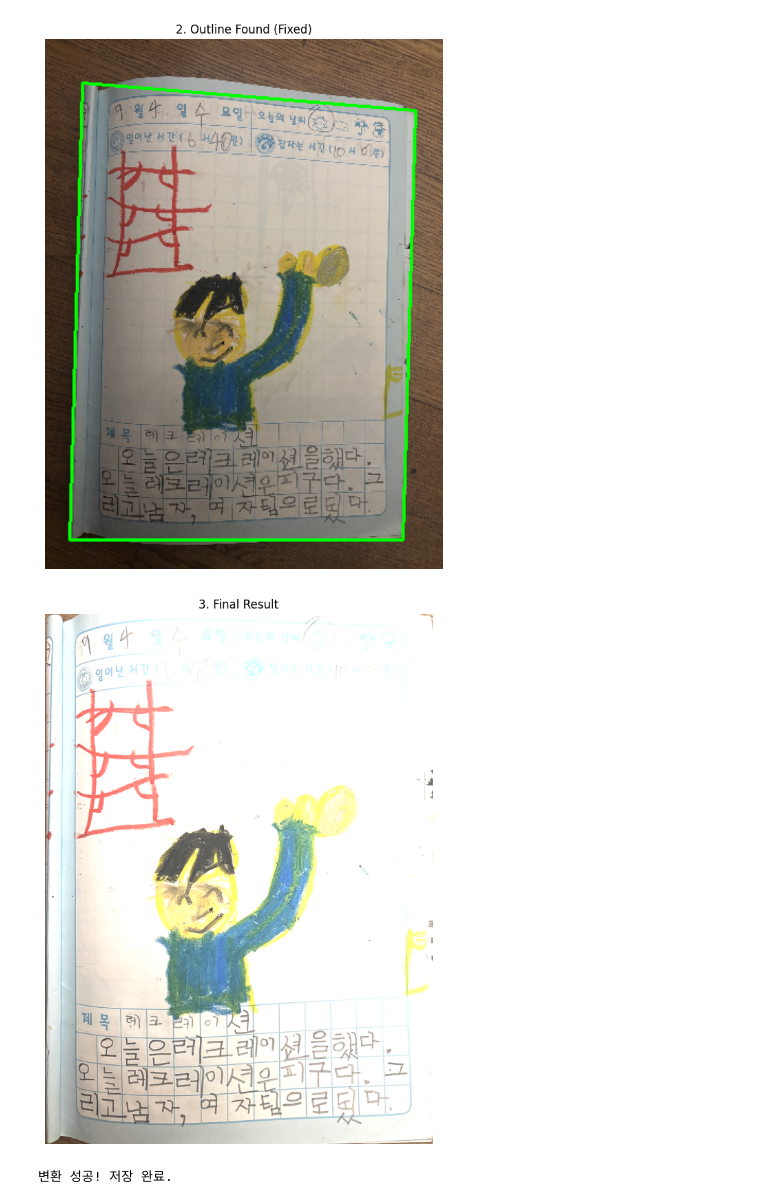
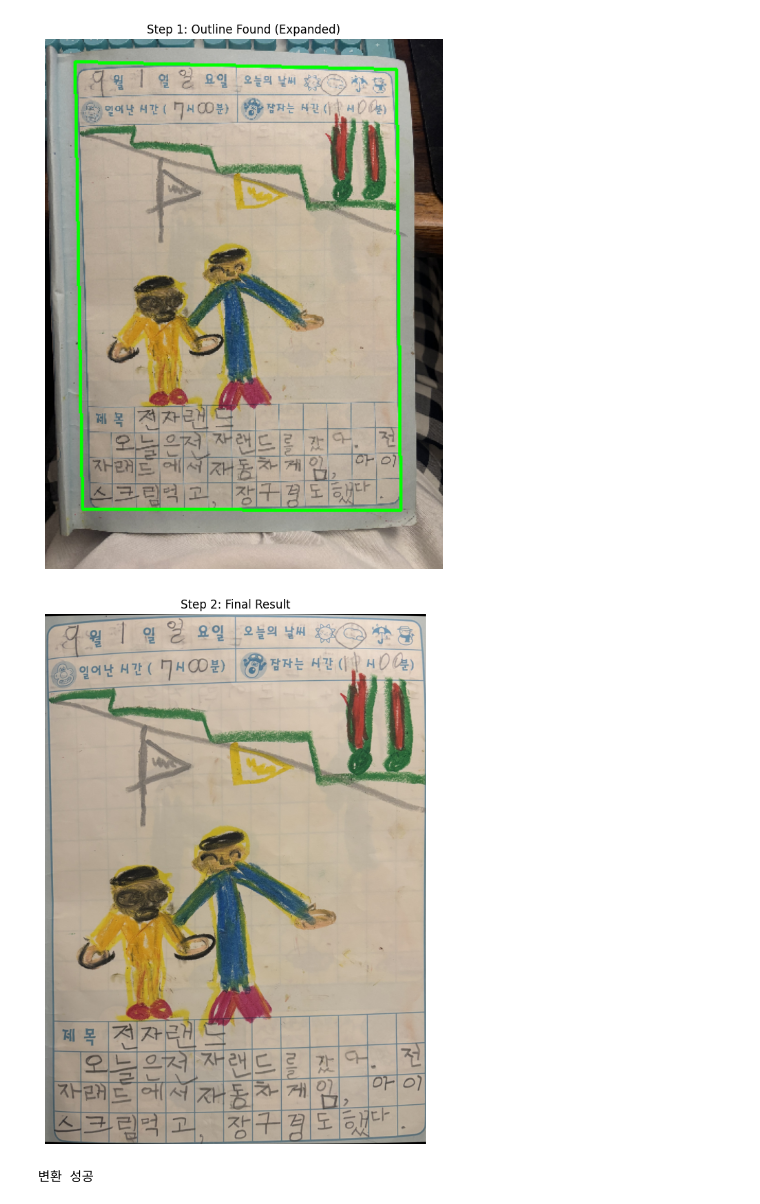
Before and after one commit to Oneness-TheOne/AiMind-AiModels, a Jupyter notebook: cleanOCR.ipynb, the cells around one changed output. Cells and saved outputs as stored; diff of their text form; code cells hidden in the pictures.

```diff
--- a/cleanOCR.ipynb
+++ b/cleanOCR.ipynb
@@ -35,14 +35,42 @@ def four_point_transform(image, pts):
     M = cv2.getPerspectiveTransform(rect, dst)
     return cv2.warpPerspective(image, M, (maxWidth, maxHeight))
 
-def scan_effect_color(img):
-    img_blur = cv2.GaussianBlur(img, (3,3), 0)
-    enhanced = cv2.convertScaleAbs(img_blur, alpha=1.8, beta=30)
-    kernel = np.array([[-1, -1, -1], [-1, 9, -1], [-1, -1, -1]])
-    return cv2.filter2D(enhanced, -1, kernel)
+def dewarp_book_page(img, curve_intensity=20):
+    rows, cols = img.shape[:2]
 
-# === 메인 실행 코드 ===
-file_path = 'img1.jpg' # 파일명 확인!
+    if len(img.shape) == 2:
+        img = cv2.cvtColor(img, cv2.COLOR_GRAY2BGR)
+
+    dst = np.zeros((rows, cols, 3), dtype="uint8")
+
+    alpha = np.radians(curve_intensity)
+    r = cols / alpha
+
+    cy, cx = rows / 2, cols / 2
+    y_indices, x_indices = np.indices((rows, cols))
+
+    x_map = r * np.sin((x_indices - cx) / r) + cx
+    y_map = (y_indices - cy) * (r / np.sqrt(np.square(r) - np.square(x_indices - cx))) + cy
+
+    dst = cv2.remap(img, x_map.astype(np.float32), y_map.astype(np.float32),
+                    interpolation=cv2.INTER_LINEAR, borderMode=cv2.BORDER_CONSTANT)
+
+    return dst
+
+def expand_contour(cnt, scale=1.03):
+    M = cv2.moments(cnt)
+    if M['m00'] == 0:
+        return cnt
+    cx = int(M['m10'] / M['m00'])
+    cy = int(M['m01'] / M['m00'])
+
+    cnt_norm = cnt - [cx, cy]
+    cnt_scaled = cnt_norm * scale
+    cnt_new = cnt_scaled + [cx, cy]
+
+    return cnt_new.astype(np.int32)
+
+file_path = 'img4.jpg'
 image = cv2.imread(file_path)
 
 if image is None:
@@ -57,58 +85,47 @@ else:
     gray = cv2.cvtColor(image_resized, cv2.COLOR_BGR2GRAY)
     gray = cv2.GaussianBlur(gray, (5, 5), 0)
 
-    # 1. Edge Detection
     edged = cv2.Canny(gray, 50, 150)
-
-    # [수정 1] 커널 크기를 다시 (5,5)로 키워서 끊어진 선을 확실히 이어줍니다.
     kernel = np.ones((5,5), np.uint8)
     edged = cv2.dilate(edged, kernel, iterations=1)
 
-    # 2. Contours 찾기
     cnts = cv2.findContours(edged.copy(), cv2.RETR_LIST, cv2.CHAIN_APPROX_SIMPLE)
     cnts = cnts[0] if len(cnts) == 2 else cnts[1]
-    cnts = sorted(cnts, key=cv2.contourArea, reverse=True)[:5] # 가장 큰 5개만 봄
+    cnts = sorted(cnts, key=cv2.contourArea, reverse=True)[:5]
 
     screenCnt = None
 
-    # [수정 2] 둥근 모서리 해결을 위한 루프
     for c in cnts:
         peri = cv2.arcLength(c, True)
-
-        # approxPolyDP의 두 번째 인자(0.02)를 조절하면 단순화 강도가 달라집니다.
-        # 0.02로 못 찾으면 -> 0.05(더 뭉뚱그려서) -> 0.1(아주 단순하게) 순서로 시도합니다.
         for epsilon_val in [0.02, 0.05, 0.08]:
             approx = cv2.approxPolyDP(c, epsilon_val * peri, True)
-
-            # 점이 4개면 성공!
             if len(approx) == 4:
                 screenCnt = approx
                 break
-
         if screenCnt is not None:
             break
 
-    # [수정 3] 만약 여전히 못 찾았다면? 그냥 '가장 큰 덩어리'의 외곽 사각형을 가져옵니다.
     if screenCnt is None and len(cnts) > 0:
-        print("정확한 사각형을 못 찾아서, 가장 큰 영역을 강제로 선택합니다.")
+        print("사각형을 찾지 못해 가장 큰 영역을 선택합니다.")
         rect = cv2.minAreaRect(cnts[0])
         box = cv2.boxPoints(rect)
         screenCnt = np.int0(box)
 
     if screenCnt is None:
         print("문서를 찾을 수 없습니다.")
     else:
+        screenCnt = expand_contour(screenCnt, scale=1.03)
+
         cv2.drawContours(image_resized, [screenCnt], -1, (0, 255, 0), 2)
-        imshow("2. Outline Found (Fixed)", image_resized)
+        imshow("Step 1: Outline Found (Expanded)", image_resized)
 
-        # 좌표 변환 시 float32 타입으로 변환 필요
         warped = four_point_transform(orig, screenCnt.reshape(4, 2) * ratio)
-        scanned_result = scan_effect_color(warped)
+        final_result = dewarp_book_page(warped, curve_intensity=15)
 
-        imshow("3. Final Result", scanned_result)
-        cv2.imwrite('scan_result_final.jpg', scanned_result)
-        print("변환 성공! 저장 완료.")
+        imshow("Step 2: Final Result", final_result)
+        # cv2.imwrite('scan_result_final.jpg', final_result)
+        print("변환 성공")
 # %% [output]
-[figure, old version]
+[figure, new version]
-[figure, old version]
+[figure, new version]
-변환 성공! 저장 완료.
+변환 성공
```
Also changed, not shown: 1 other file.
